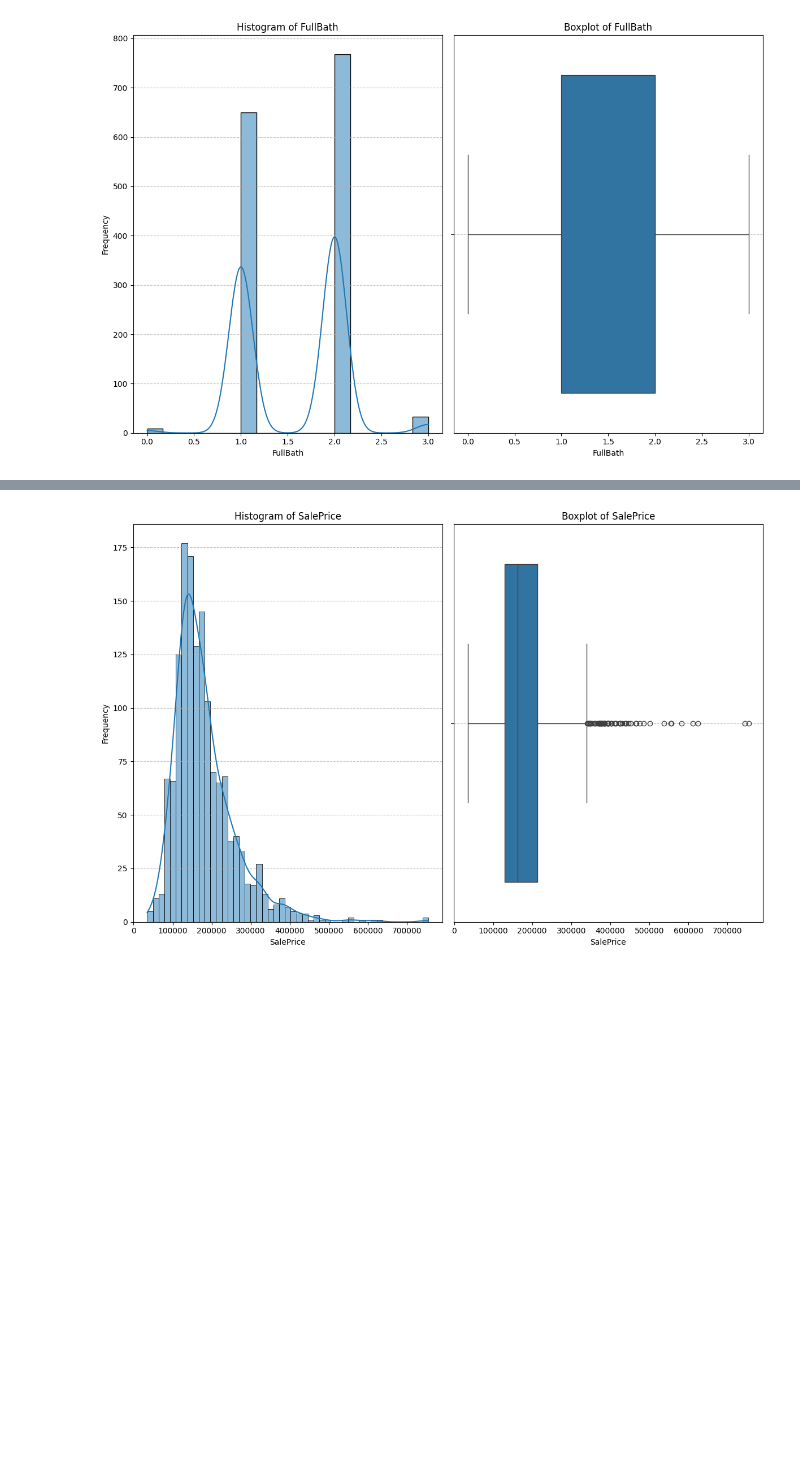
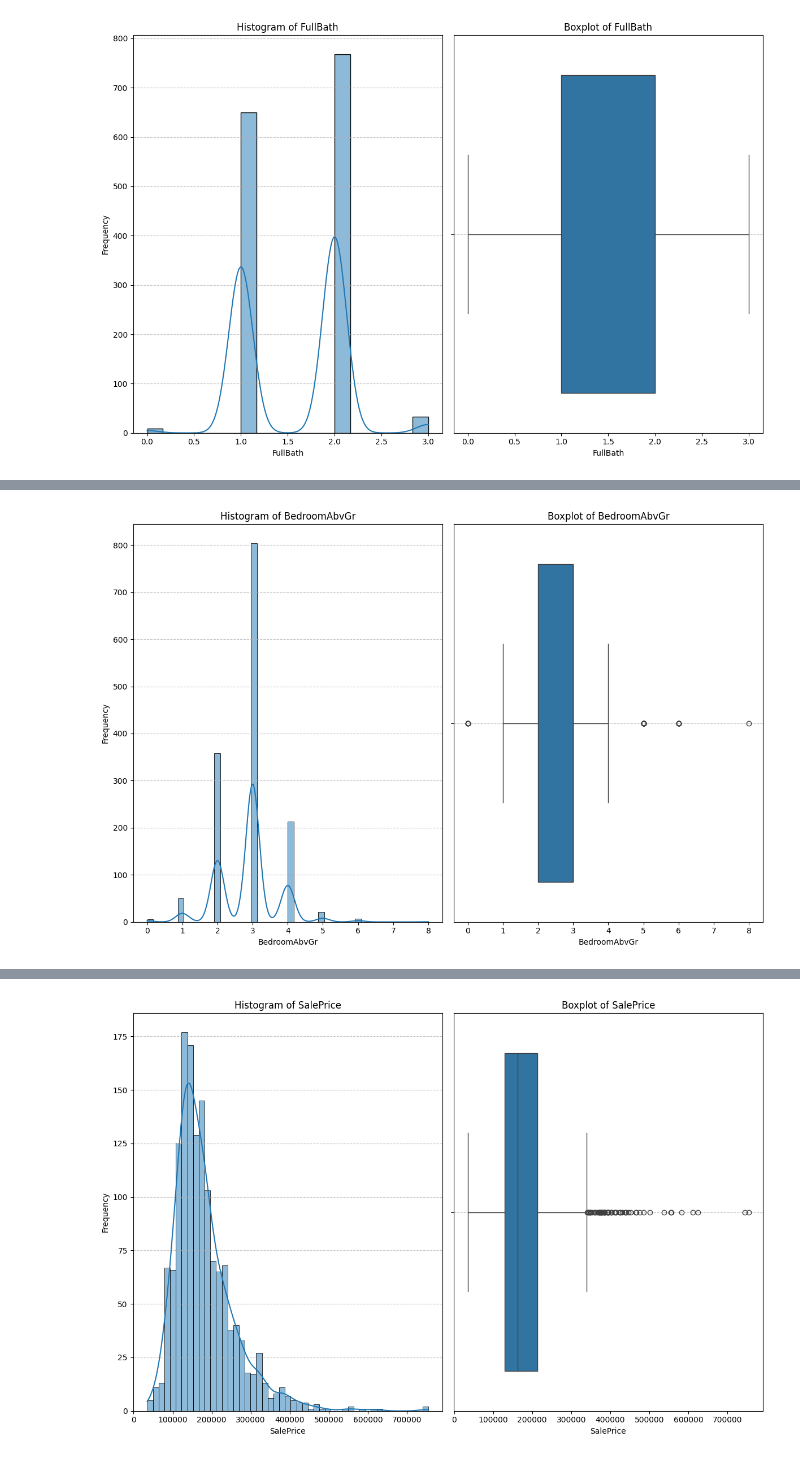
Before and after one commit to ktxdev/house-prices, a Jupyter notebook: analysis/EDA.ipynb, the cells around one changed output, grey strips where cells are left out. Cells and saved outputs as stored; diff of their text form; code cells hidden in the pictures; blank space fills up the shorter version.

```diff
--- a/analysis/EDA.ipynb
+++ b/analysis/EDA.ipynb
@@ -450,0 +454,4 @@ memory usage: 924.0+ KB
+# %%
+univariate_analyzer.analyze(df, 'BedroomAbvGr')
+# %% [output]
+[figure, added]
```
Also changed, not shown: parts of 37 cells of this notebook.
